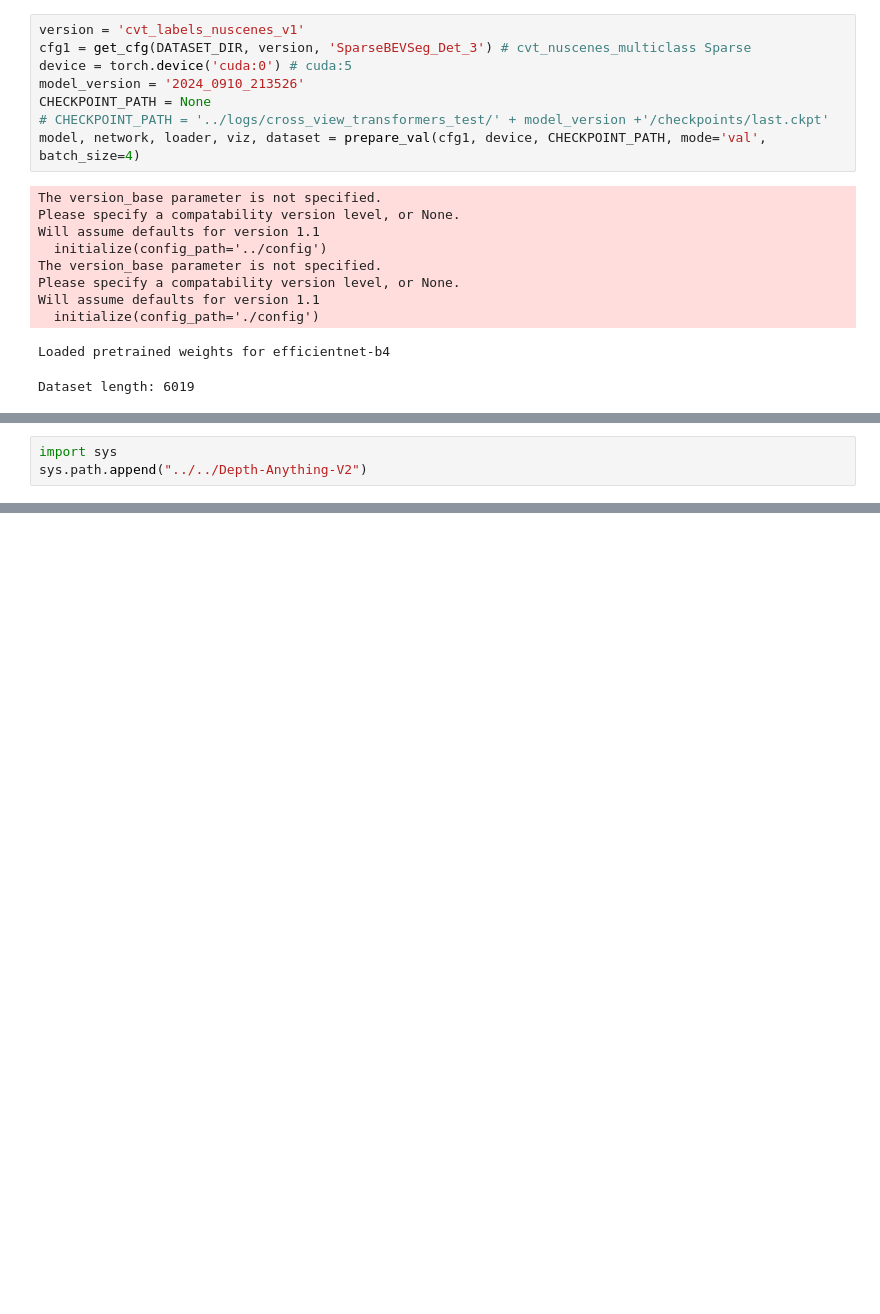
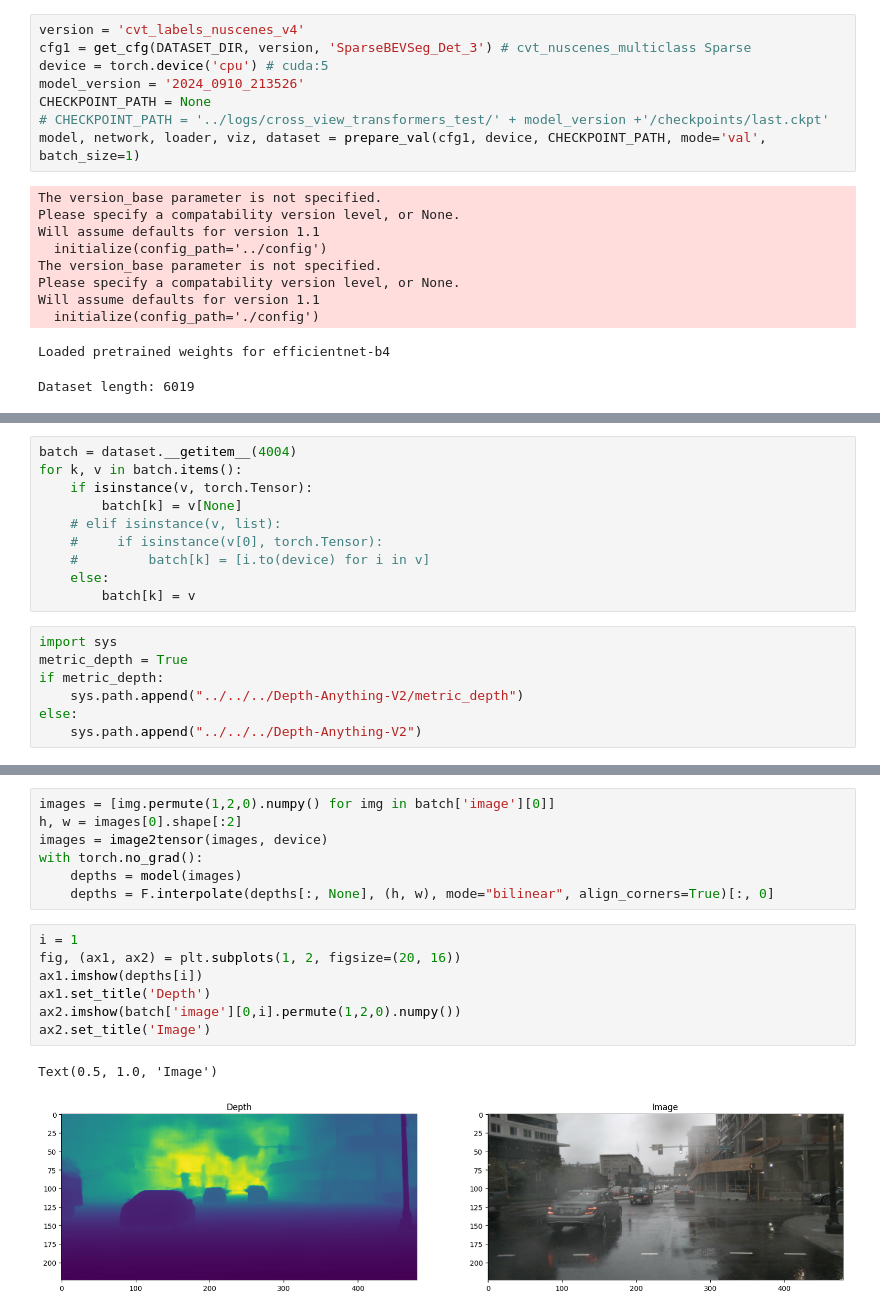
Before and after one commit to nargoo0328/cross_view_transformers, a Jupyter notebook: scripts/depth_anything.ipynb, the cells around one changed output, grey strips where cells are left out. Saved outputs shown, nothing was run; the diff lists cells and outputs as text; blank space fills up the shorter version.

```diff
--- a/scripts/depth_anything.ipynb
+++ b/scripts/depth_anything.ipynb
@@ -21,13 +21,13 @@ torch.autograd.set_detect_anomaly(True)
 # %% [output]
 <torch.autograd.anomaly_mode.set_detect_anomaly at 0x...>
 # %%
-version = 'cvt_labels_nuscenes_v1'
+version = 'cvt_labels_nuscenes_v4'
 cfg1 = get_cfg(DATASET_DIR, version, 'SparseBEVSeg_Det_3') # cvt_nuscenes_multiclass Sparse
-device = torch.device('cuda:0') # cuda:5
+device = torch.device('cpu') # cuda:5
 model_version = '2024_0910_213526'
 CHECKPOINT_PATH = None
 # CHECKPOINT_PATH = '../logs/cross_view_transformers_test/' + model_version +'/checkpoints/last.ckpt'
-model, network, loader, viz, dataset = prepare_val(cfg1, device, CHECKPOINT_PATH, mode='val', batch_size=4)
+model, network, loader, viz, dataset = prepare_val(cfg1, device, CHECKPOINT_PATH, mode='val', batch_size=1)
 # %% [output]
 The version_base parameter is not specified.
 Please specify a compatability version level, or None.
@@ -49,5 +42,19 @@ torch.Size([4, 6, 3, 224, 480])
+# %%
+batch = dataset.__getitem__(4004)
+for k, v in batch.items():
+    if isinstance(v, torch.Tensor):
+        batch[k] = v[None]
+    # elif isinstance(v, list):
+    #     if isinstance(v[0], torch.Tensor):
+    #         batch[k] = [i.to(device) for i in v]
+    else:
+        batch[k] = v
 # %%
 import sys
-sys.path.append("../../Depth-Anything-V2")
+metric_depth = True
+if metric_depth:
+    sys.path.append("../../../Depth-Anything-V2/metric_depth")
+else:
+    sys.path.append("../../../Depth-Anything-V2")
 # %%
 from depth_anything_v2.dpt import DepthAnythingV2
@@ -110,0 +130,17 @@ DepthAnythingV2(
+# %%
+images = [img.permute(1,2,0).numpy() for img in batch['image'][0]]
+h, w = images[0].shape[:2]
+images = image2tensor(images, device)
+with torch.no_grad():
+    depths = model(images)
+    depths = F.interpolate(depths[:, None], (h, w), mode="bilinear", align_corners=True)[:, 0]
+# %%
+i = 1
+fig, (ax1, ax2) = plt.subplots(1, 2, figsize=(20, 16))
+ax1.imshow(depths[i])
+ax1.set_title('Depth')
+ax2.imshow(batch['image'][0,i].permute(1,2,0).numpy())
+ax2.set_title('Image')
+# %% [output]
+Text(0.5, 1.0, 'Image')
+[figure, added]
```
Also changed, not shown: parts of 21 cells of this notebook, 19 other files.
